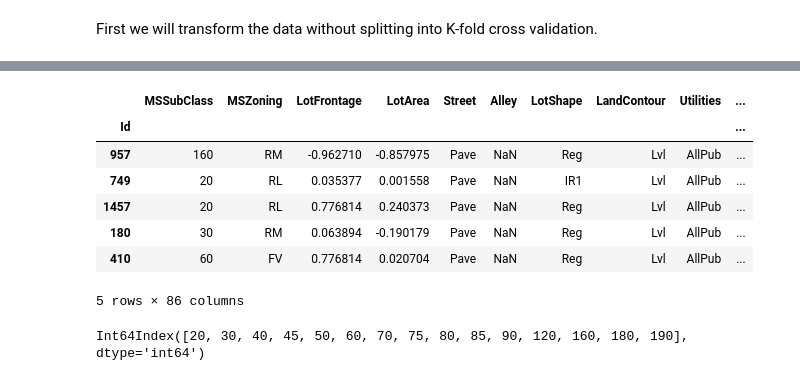
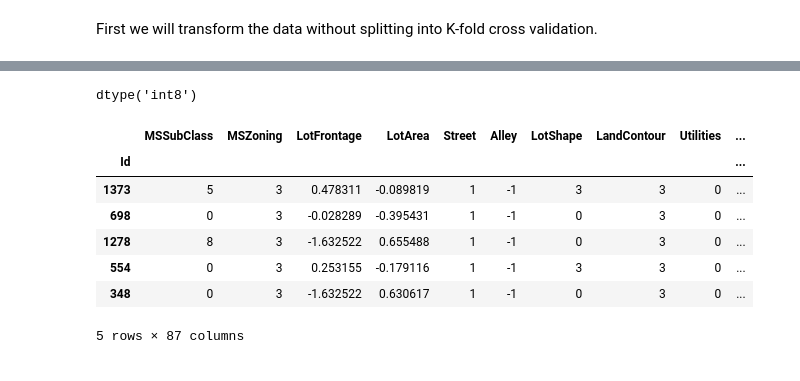
Before and after one commit to philippkaindl/Melbourne_housing, a Jupyter notebook: Housing_Exploration.ipynb, the cells around one changed output, grey strips where cells are left out. Drawn from its saved outputs; the diff is of its cells as text; code cells hidden in the pictures.

Commit message:
First Test Submission

```diff
--- a/Housing_Exploration.ipynb
+++ b/Housing_Exploration.ipynb
@@ -358,6 +353,10 @@ cat_tfm = Categorify(cat_cols, num_cols)
 # %%
 cat_tfm.apply_train(X_train)
 cat_tfm.apply_test(X_test)
+# %%
+for col in cat_cols:
+    X_train[col] = X_train[col].cat.codes
+    X_test[col] = X_test[col].cat.codes
 # %%
 fMiss_tfm = FillMissing(cat_cols, num_cols, fill_strategy= FillStrategy.MEDIAN)
 fMiss_tfm.apply_train(X_train)
@@ -370,0 +390,4 @@ norm_tfm.apply_test(X_test)
+# %%
+X_train['MSSubClass'].dtype
+# %% [output]
+dtype('int8')
@@ -371,15 +396,11 @@ norm_tfm.apply_test(X_test)
 # %%
-X_train.head(5)
+X_train.head()
 # %% [output]
 |  | MSSubClass | MSZoning | LotFrontage | LotArea | Street | Alley | LotShape | LandContour | Utilities | ... |
 | Id |  |  |  |  |  |  |  |  |  | ... |
-| 957 | 160 | RM | -0.962710 | -0.857975 | Pave | NaN | Reg | Lvl | AllPub | ... |
-| 749 | 20 | RL | 0.035377 | 0.001558 | Pave | NaN | IR1 | Lvl | AllPub | ... |
-| 1457 | 20 | RL | 0.776814 | 0.240373 | Pave | NaN | Reg | Lvl | AllPub | ... |
-| 180 | 30 | RM | 0.063894 | -0.190179 | Pave | NaN | Reg | Lvl | AllPub | ... |
-| 410 | 60 | FV | 0.776814 | 0.020704 | Pave | NaN | Reg | Lvl | AllPub | ... |
+| 1373 | 5 | 3 | 0.478311 | -0.089819 | 1 | -1 | 3 | 3 | 0 | ... |
+| 698 | 0 | 3 | -0.028289 | -0.395431 | 1 | -1 | 0 | 3 | 0 | ... |
+| 1278 | 8 | 3 | -1.632522 | 0.655488 | 1 | -1 | 0 | 3 | 0 | ... |
+| 554 | 0 | 3 | 0.253155 | -0.179116 | 1 | -1 | 3 | 3 | 0 | ... |
+| 348 | 0 | 3 | -1.632522 | 0.630617 | 1 | -1 | 0 | 3 | 0 | ... |
-5 rows × 86 columns
+5 rows × 87 columns
-# %%
-X_train['MSSubClass'].cat.categories
-# %% [output]
-Int64Index([20, 30, 40, 45, 50, 60, 70, 75, 80, 85, 90, 120, 160, 180, 190], dtype='int64')
```
Also changed, not shown: parts of 18 cells of this notebook, 2 other files.
